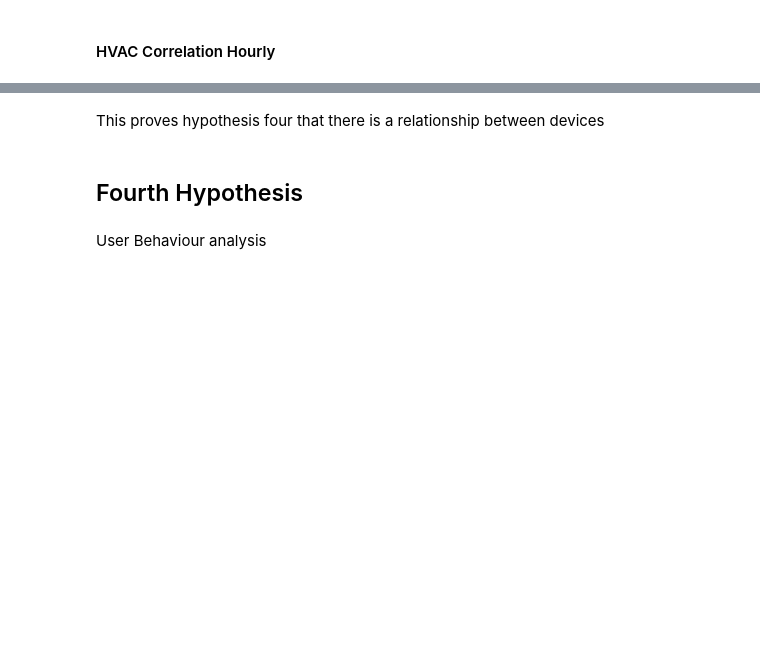
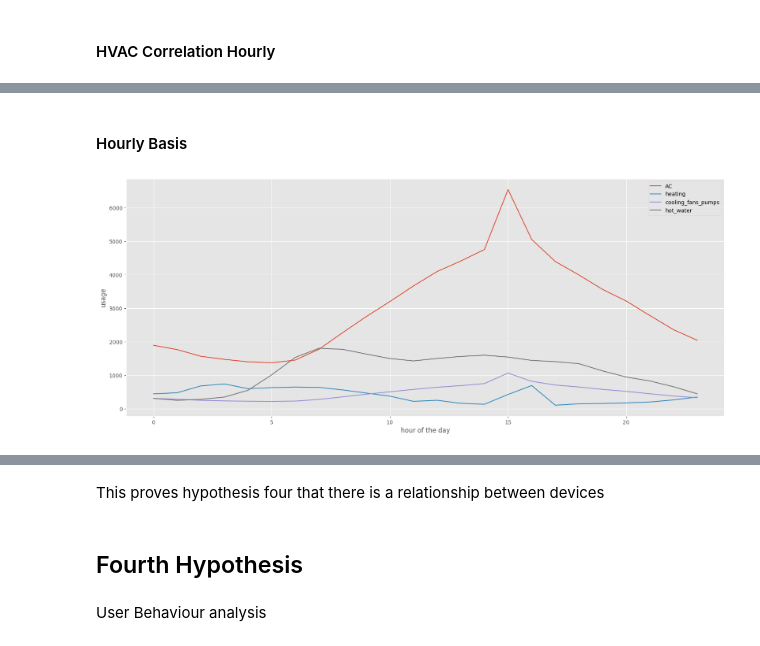
Before and after one commit to 1nuc/load-profile-decomposition, a Jupyter notebook: src/Customer_analysis/run.ipynb, the cells around one changed output, grey strips where cells are left out. Drawn from its saved outputs; the diff is of its cells as text; code cells hidden in the pictures; blank space fills up the shorter version.

```diff
--- a/src/Customer_analysis/run.ipynb
+++ b/src/Customer_analysis/run.ipynb
@@ -466,0 +482,8 @@ What can be observed from those visualizations is that AC correlates more with c
+# %% [markdown]
+#### Hourly Basis
+# %%
+defined_columns=hvac_h.columns
+defined_columns.remove('hour of the day')
+vis.lineplot(hvac_h, 'hour of the day',defined_columns)
+# %% [output]
+[figure, added]
```
Also changed, not shown: parts of 16 cells of this notebook.
